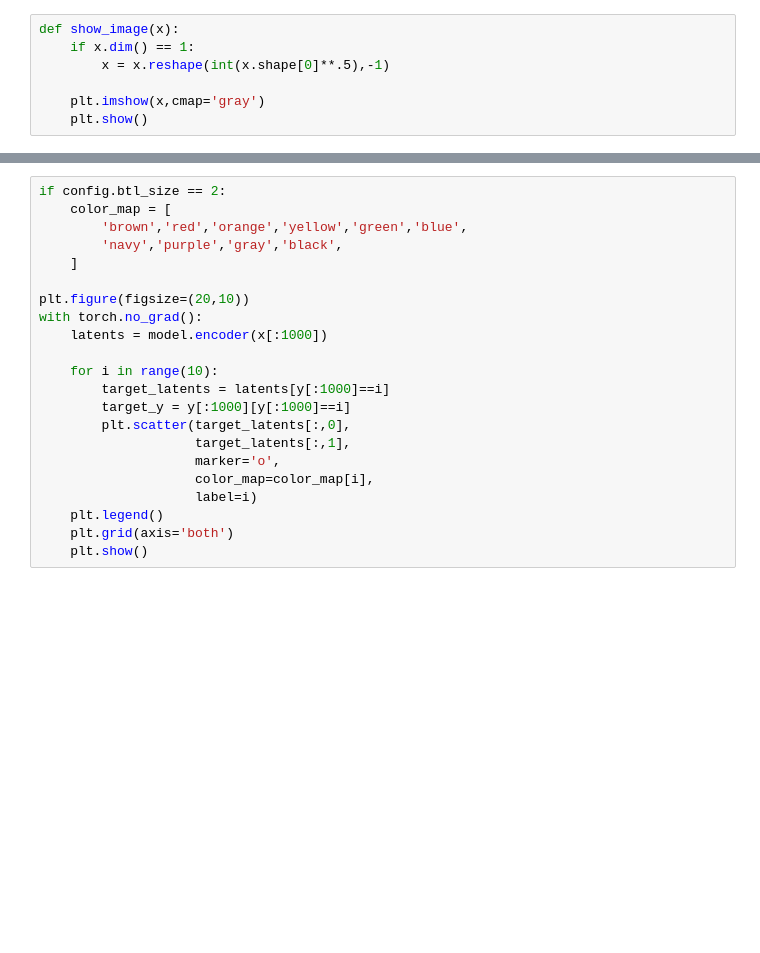
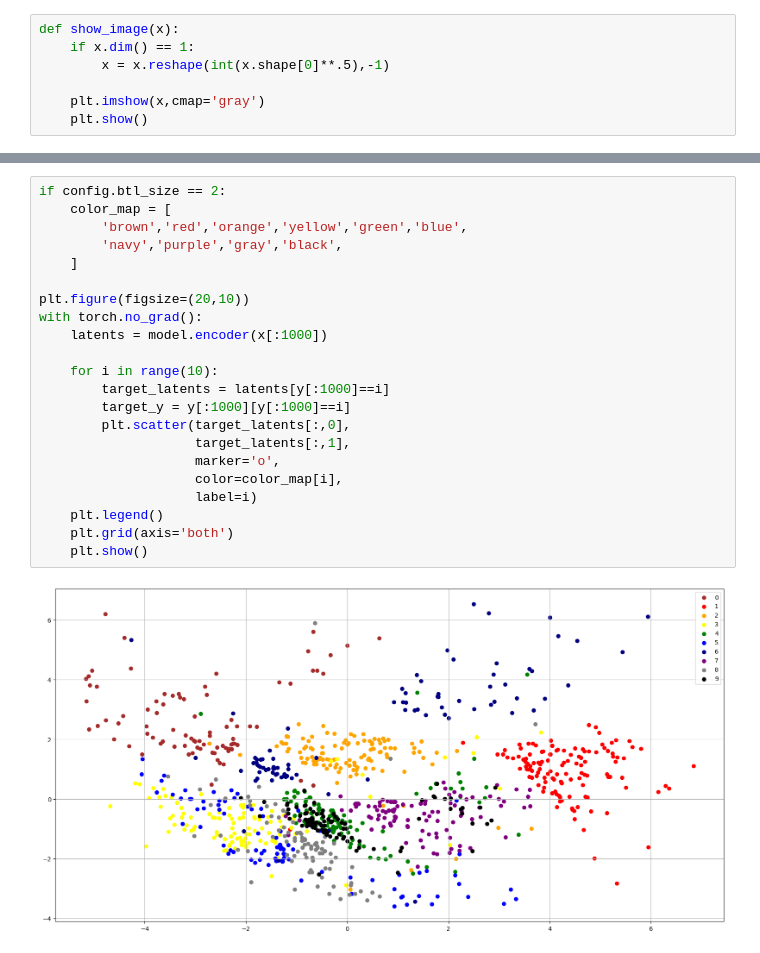
Before and after one commit to faizman31/MNIST_AutoEncoder, a Jupyter notebook: predict.ipynb, the cells around one changed output, grey strips where cells are left out. Saved outputs shown, nothing was run; the diff lists cells and outputs as text; blank space fills up the shorter version.

```diff
--- a/predict.ipynb
+++ b/predict.ipynb
@@ -70,22 +55,24 @@ with torch.no_grad():
 # %%
 if config.btl_size == 2:
     color_map = [
         'brown','red','orange','yellow','green','blue',
         'navy','purple','gray','black',
     ]
 
 plt.figure(figsize=(20,10))
 with torch.no_grad():
     latents = model.encoder(x[:1000])
 
     for i in range(10):
         target_latents = latents[y[:1000]==i]
         target_y = y[:1000][y[:1000]==i]
         plt.scatter(target_latents[:,0],
                     target_latents[:,1],
                     marker='o',
-                    color_map=color_map[i],
+                    color=color_map[i],
                     label=i)
     plt.legend()
     plt.grid(axis='both')
     plt.show()
+# %% [output]
+[figure, added]
```
Also changed, not shown: parts of 4 cells of this notebook.
